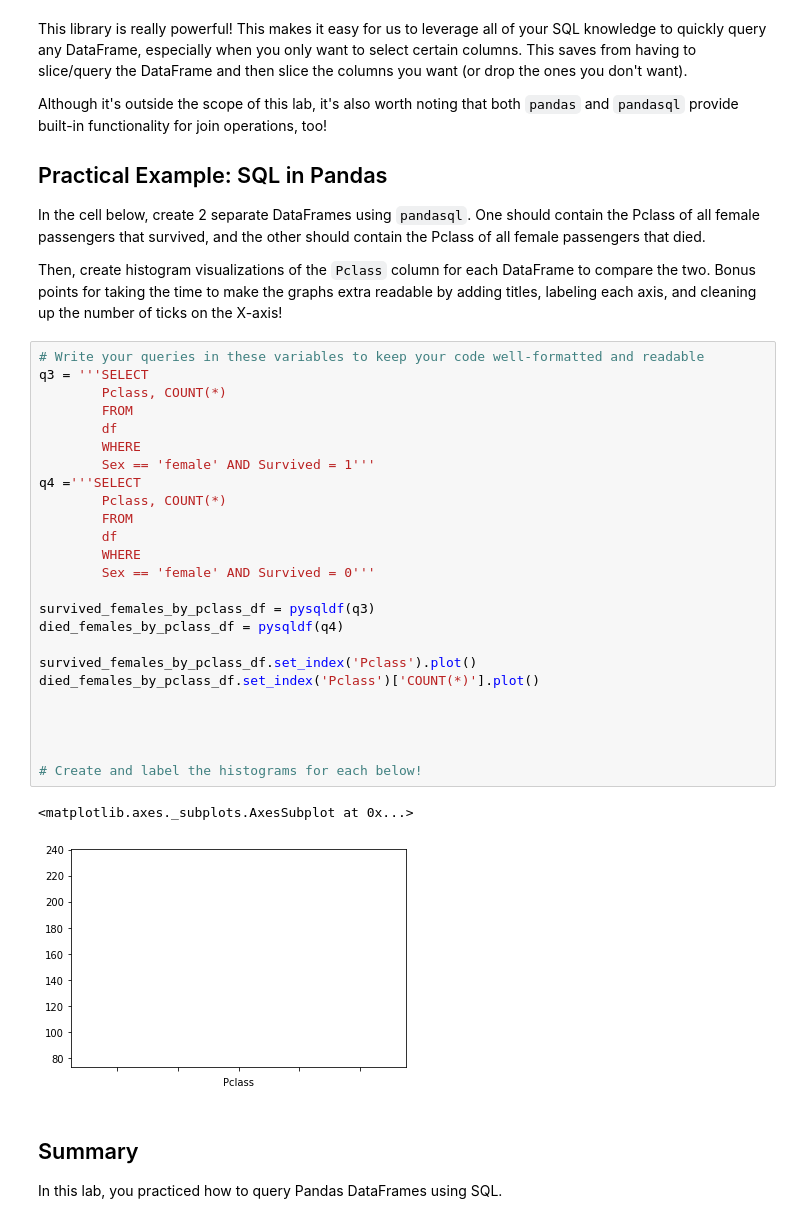
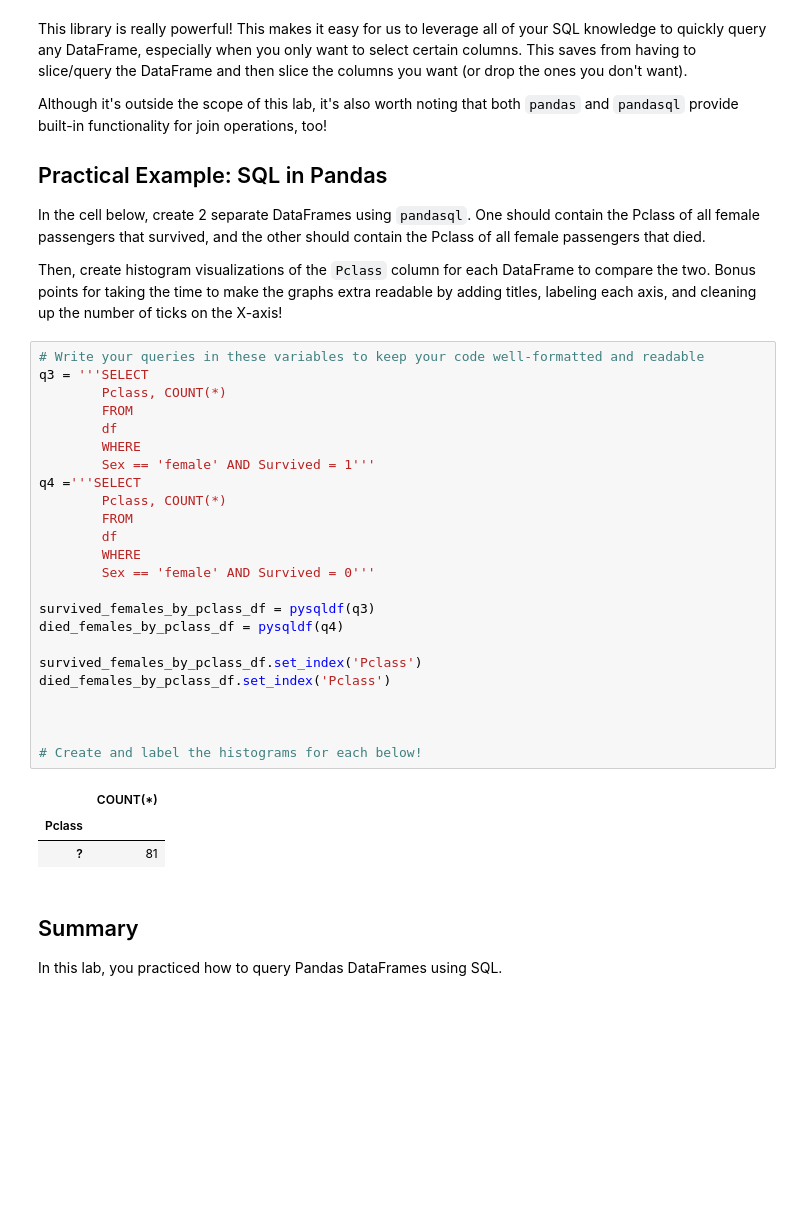
Before and after one commit to jmt0221/dsc-using-sql-with-pandas-lab-nyc-ds-082619, a Jupyter notebook: index.ipynb, the cells around one changed output. Cells and saved outputs as stored; diff of their text form; blank space fills up the shorter version.

```diff
--- a/index.ipynb
+++ b/index.ipynb
@@ -335,31 +335,31 @@ Then, create histogram visualizations of the `Pclass` column for each DataFrame
 # %%
 # Write your queries in these variables to keep your code well-formatted and readable
 q3 = '''SELECT
         Pclass, COUNT(*)
         FROM
         df
         WHERE
         Sex == 'female' AND Survived = 1'''
 q4 ='''SELECT
         Pclass, COUNT(*)
         FROM
         df
         WHERE
         Sex == 'female' AND Survived = 0'''
 
 survived_females_by_pclass_df = pysqldf(q3)
 died_females_by_pclass_df = pysqldf(q4)
 
-survived_females_by_pclass_df.set_index('Pclass').plot()
-died_females_by_pclass_df.set_index('Pclass')['COUNT(*)'].plot()
-
+survived_females_by_pclass_df.set_index('Pclass')
+died_females_by_pclass_df.set_index('Pclass')
 
 
 
 # Create and label the histograms for each below!
 # %% [output]
-<matplotlib.axes._subplots.AxesSubplot at 0x...>
-[figure, removed]
+|  | COUNT(*) |
+| Pclass |  |
+| ? | 81 |
 # %% [markdown]
 ## Summary
 
```
